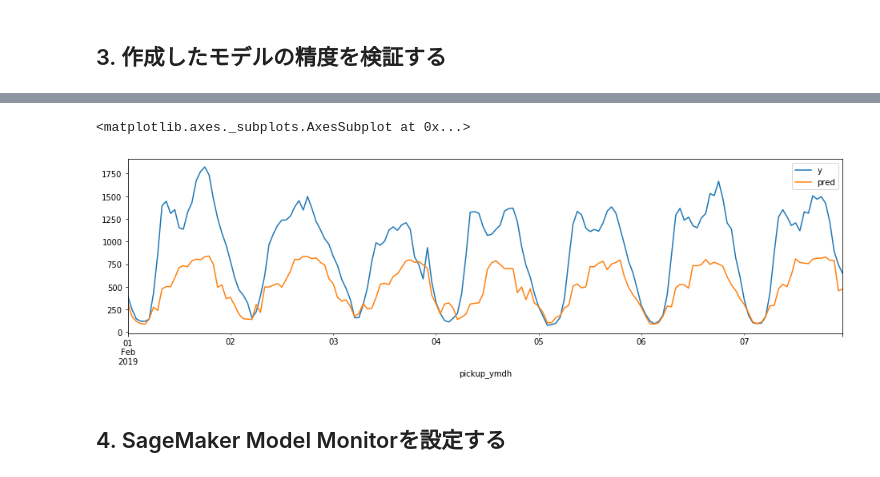
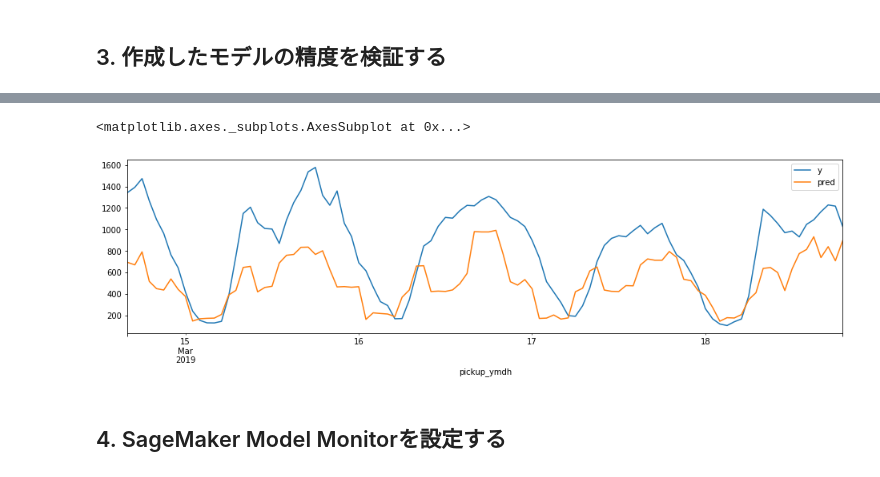
Before and after one commit to otsuki-masafumi/model-monitor-sample, a Jupyter notebook: 02_create_model.ipynb, the cells around one changed output, grey strips where cells are left out. Cells and saved outputs as stored; diff of their text form; code cells hidden in the pictures.

```diff
--- a/02_create_model.ipynb
+++ b/02_create_model.ipynb
@@ -114,0 +122,34 @@ df_features
+# %%
+def same_hour_mean(data):
+    current_row = data.tail(1)
+    current_hour = current_row.index.strftime('%H').values[0]
+    except_for_current = data.head(data.shape[0]-1)
+
+    return except_for_current[except_for_current.index.strftime('%H') == current_hour].mean()
+
+def same_hour_min(data):
+    current_row = data.tail(1)
+    current_hour = current_row.index.strftime('%H').values[0]
+    except_for_current = data.head(data.shape[0]-1)
+
+    return except_for_current[except_for_current.index.strftime('%H') == current_hour].min()
+
+def same_hour_max(data):
+    current_row = data.tail(1)
+    current_hour = current_row.index.strftime('%H').values[0]
+    except_for_current = data.head(data.shape[0]-1)
+
+    return except_for_current[except_for_current.index.strftime('%H') == current_hour].max()
+
+df_features['same_hour_mean'] = df_features.y.rolling(window=24*7*8).apply(same_hour_mean)
+df_features['same_hour_min'] = df_features.y.rolling(window=24*7*8).apply(same_hour_min)
+df_features['same_hour_max'] = df_features.y.rolling(window=24*7*8).apply(same_hour_max)
+# %%
+df_features['time_hh'] = df_features.time_hh.astype(dtype=int)
+# %%
+df_features['y_diff'] = df_features.y - df_features.history_1h_b
+df_features['diff_ratio'] = df_features.y_diff / (df_features.history_1h_b + 0.00001)
+
+df_features['y_diff_mean'] = df_features.y_diff.rolling(window=24*7*8).apply(same_hour_mean)
+df_features['diff_ratio_mean'] = df_features.diff_ratio.rolling(window=24*7*8).apply(same_hour_mean)
+df_features = df_features.drop(columns=['y_diff', 'diff_ratio'])
@@ -116,9 +166,9 @@ df_features
 モデルの構築に利用できるのは2019年中のデータなので、2019年1月から8月までのデータをトレーニング、9月と10月のデータをバリデーション, 11月と12月のデータをテスト用に使用します。
 Amazon SageMakerが提供するXGBoostアルゴリズムはS3からデータを取得して動作するので、分離したデータをS3に保管します。
 # %%
-df_train = df_features[(df_features.index >= '2019-02-01') & (df_features.index < '2019-09-01')]
-df_validation = df_features[(df_features.index >= '2019-09-01') & (df_features.index < '2019-11-01')]
-df_test = df_features[(df_features.index >= '2019-11-01') & (df_features.index < '2020-01-01')]
+df_train = df_features['2019-02-01':'2019-08-31']
+df_validation = df_features['2019-09-01':'2019-10-31']
+df_test = df_features['2019-11-01':'2019-12-31']
 model_data_prefix = 'data/nyctaxi/model_training'
 train_data_path = f's3://{bucket}/{model_data_prefix}/data.train'
 validation_data_path = f's3://{bucket}/{model_data_prefix}/data.validation'
@@ -429,8 +475,8 @@ df_t2.head(10)
 # %%
-df_t2[:168].plot(y=['y', 'pred'], figsize=(16,4))
+df_t2[1000:1100].plot(y=['y', 'pred'], figsize=(16,4))
 # %% [output]
 <matplotlib.axes._subplots.AxesSubplot at 0x...>
-[figure, old version]
+[figure, new version]
 # %% [markdown]
 ## 4. SageMaker Model Monitorを設定する
 # %% [markdown]
```
Also changed, not shown: parts of 30 cells of this notebook, 2 other files.
